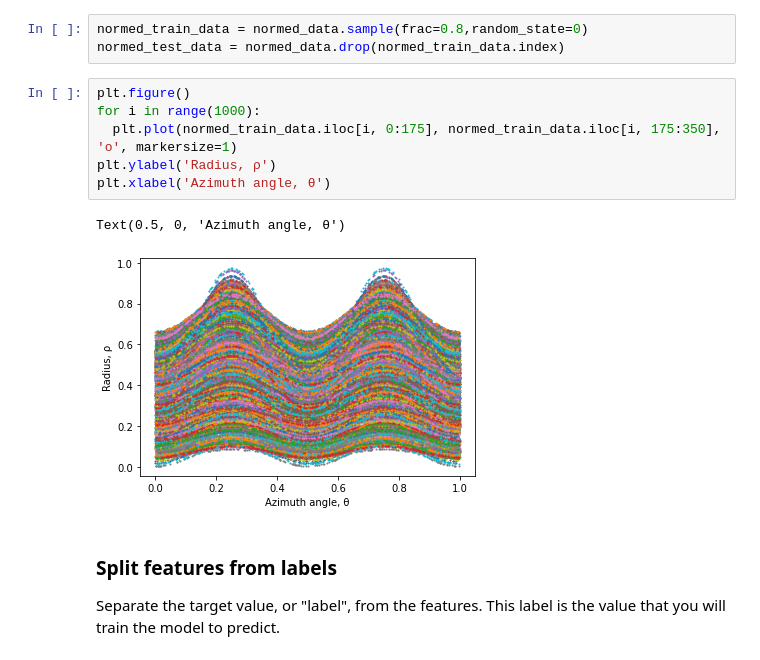
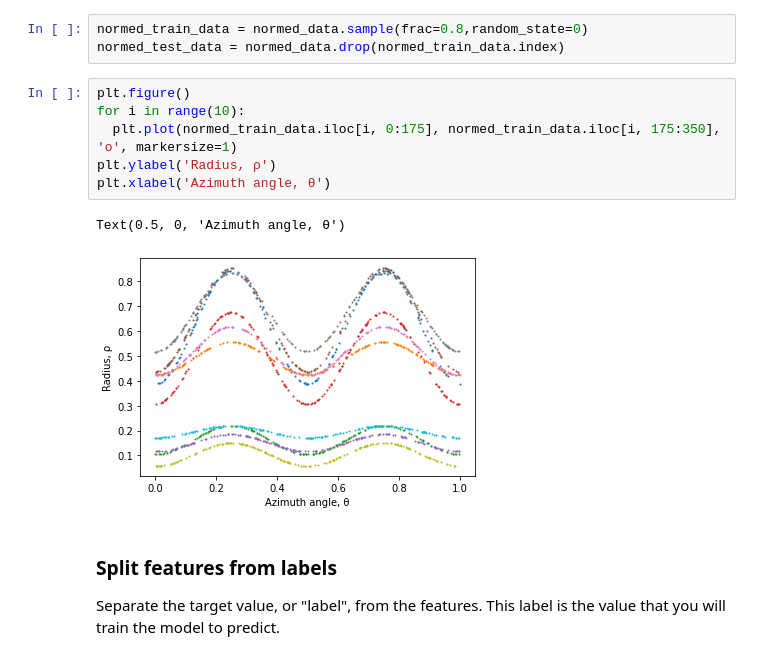
Before and after one commit to sargyri/Drop_Lev, a Jupyter notebook: Machine_learning/ST_prediction_theory.ipynb, the cells around one changed output. Cells and saved outputs as stored; diff of their text form.

```diff
--- a/Machine_learning/ST_prediction_theory.ipynb
+++ b/Machine_learning/ST_prediction_theory.ipynb
@@ -868,13 +868,13 @@ normed_train_data = normed_data.sample(frac=0.8,random_state=0)
 normed_test_data = normed_data.drop(normed_train_data.index)
 # %%
 plt.figure()
-for i in range(1000):
+for i in range(10):
   plt.plot(normed_train_data.iloc[i, 0:175], normed_train_data.iloc[i, 175:350], 'o', markersize=1)
 plt.ylabel('Radius, ρ')
 plt.xlabel('Azimuth angle, θ')
 # %% [output]
 Text(0.5, 0, 'Azimuth angle, θ')
-[figure, old version]
+[figure, new version]
 # %% [markdown]
 ### Split features from labels
 
```
Also changed, not shown: parts of 19 cells of this notebook.
